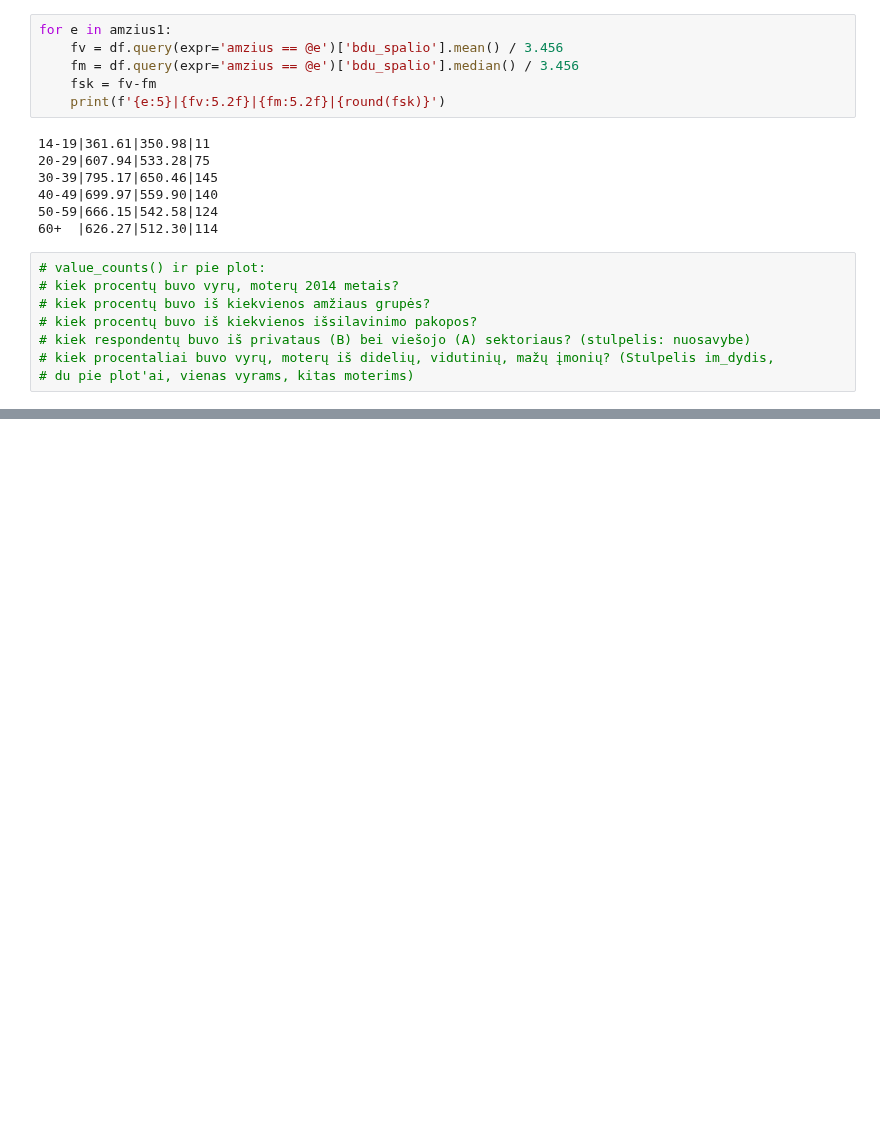
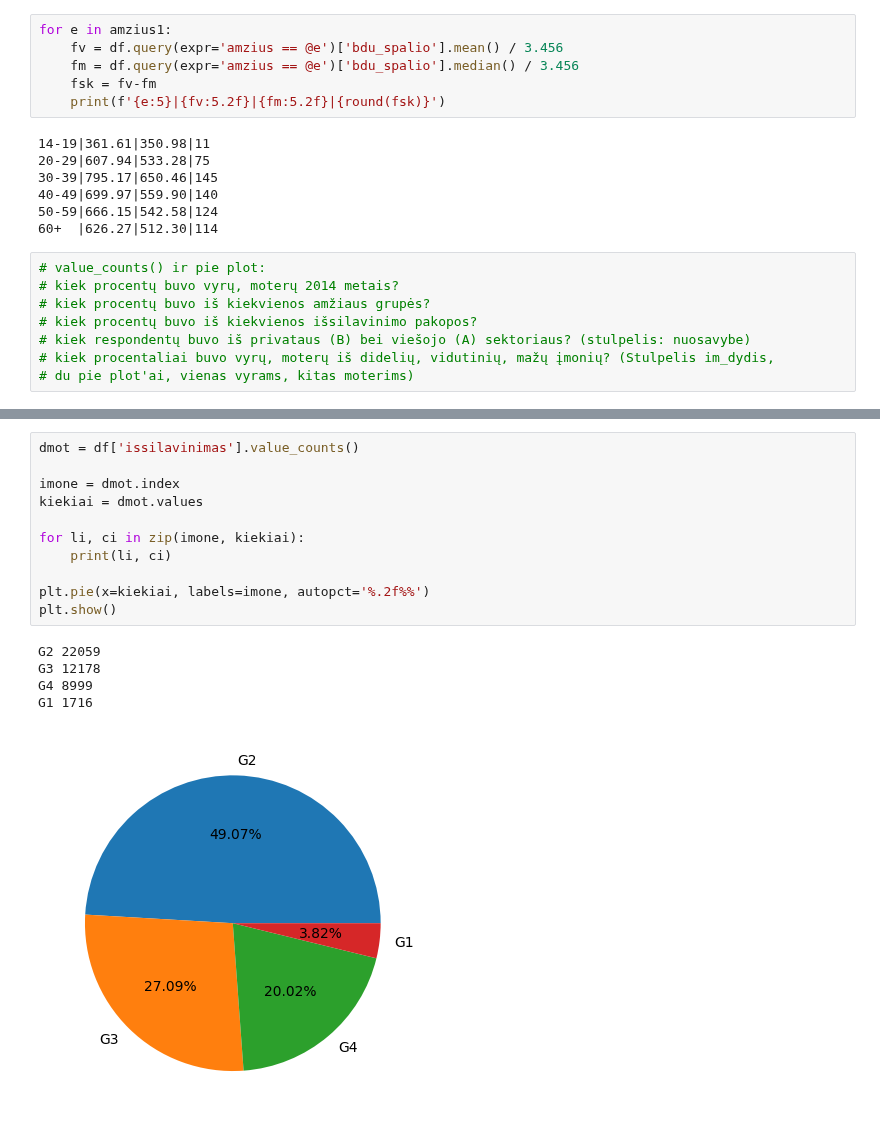
Before and after one commit to ISeeBugsEverywhere/DataScienceNotebooks, a Jupyter notebook: Studentai/PauliusS/Paskaita27 (Panda).ipynb, the cells around one changed output, grey strips where cells are left out. Saved outputs shown, nothing was run; the diff lists cells and outputs as text; blank space fills up the shorter version.

```diff
--- a/Studentai/PauliusS/Paskaita27 (Panda).ipynb
+++ b/Studentai/PauliusS/Paskaita27 (Panda).ipynb
@@ -452,0 +546,17 @@ print(amzius1)
+# %%
+dmot = df['issilavinimas'].value_counts()
+
+imone = dmot.index
+kiekiai = dmot.values
+
+for li, ci in zip(imone, kiekiai):
+    print(li, ci)
+
+plt.pie(x=kiekiai, labels=imone, autopct='%.2f%%')
+plt.show()
+# %% [output]
+G2 22059
+G3 12178
+G4 8999
+G1 1716
+[figure, added]
```
Also changed, not shown: parts of 10 cells of this notebook, 1 other file.
